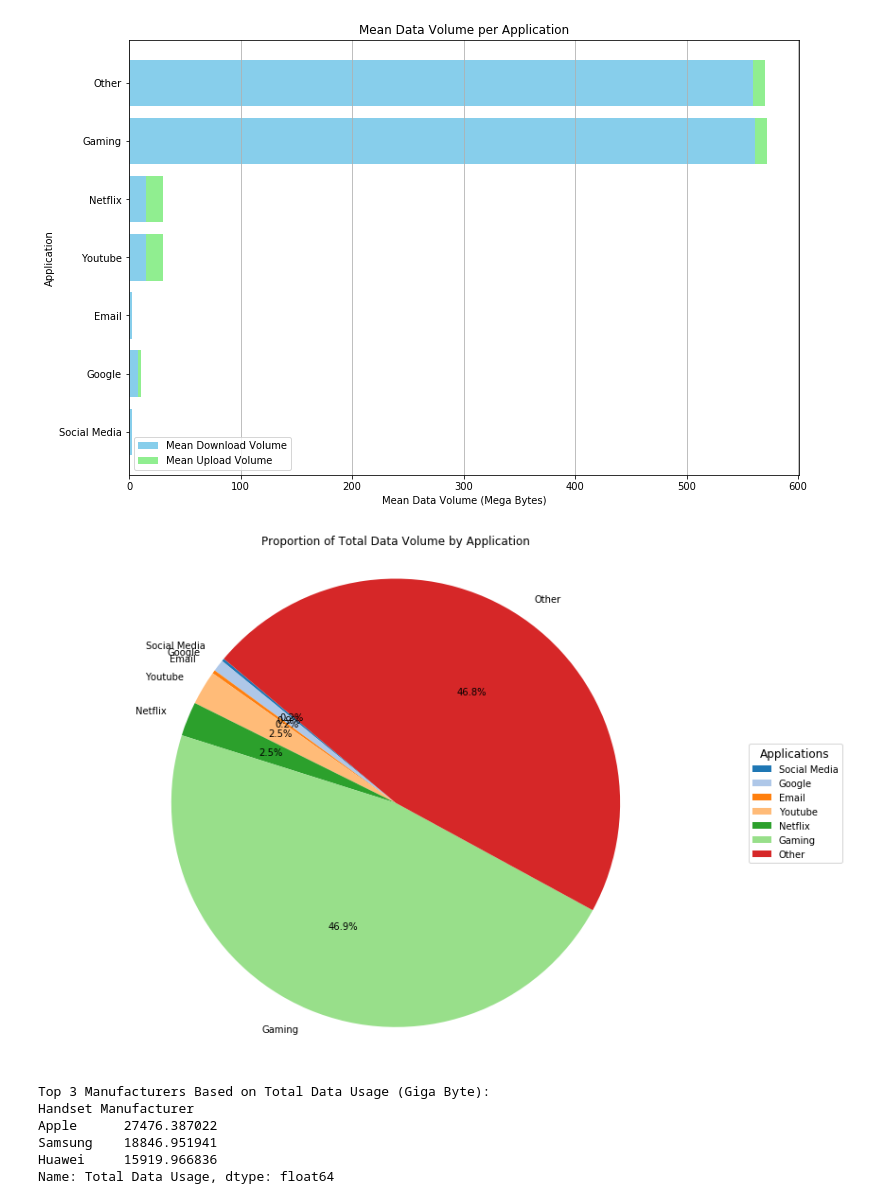
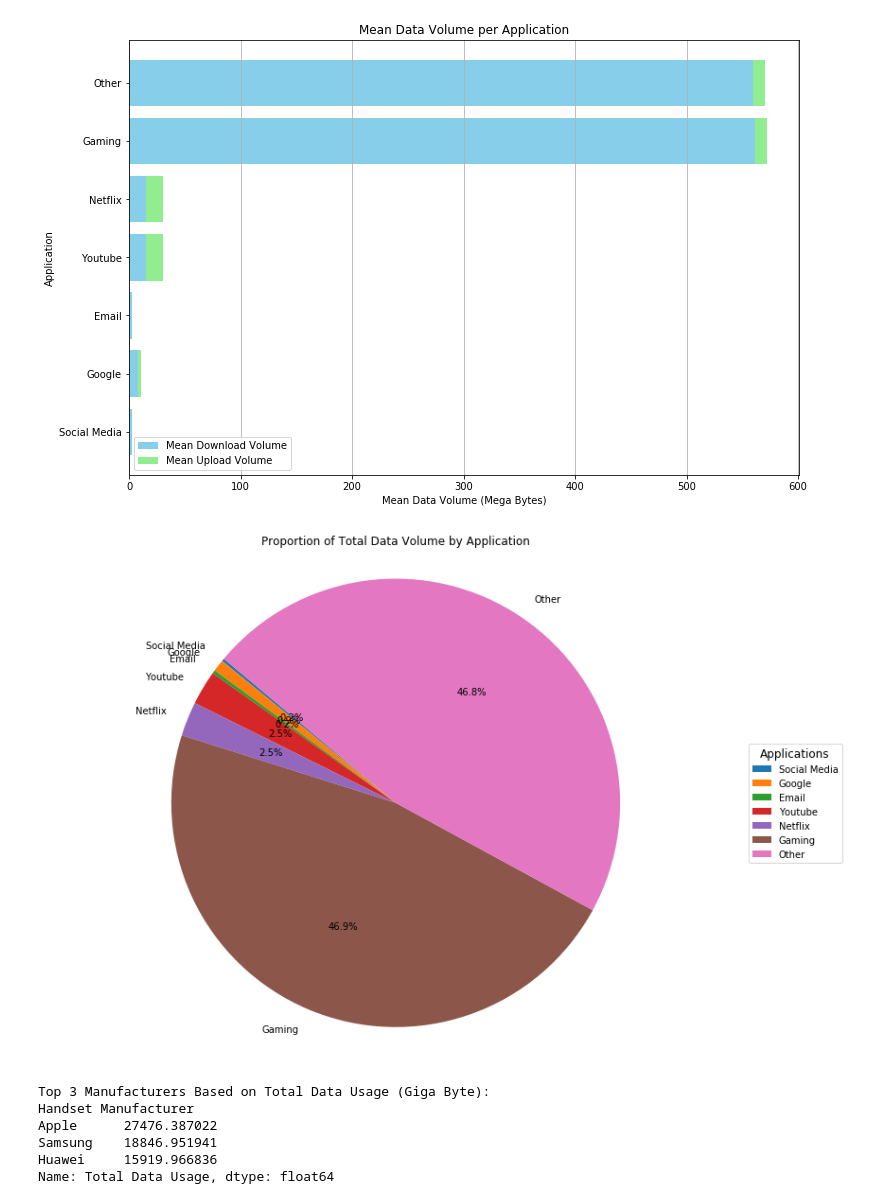
Before and after one commit to mikias-wondim/tellco_business_analysis, a Jupyter notebook: notebooks/overview_and_engagement_analysis.ipynb, the cells around one changed output. Saved outputs shown, nothing was run; the diff lists cells and outputs as text; code cells hidden in the pictures.

```diff
--- a/notebooks/overview_and_engagement_analysis.ipynb
+++ b/notebooks/overview_and_engagement_analysis.ipynb
@@ -541,19 +541,19 @@ plt.show()
 # %%
 # Calculate total data volumes
 total_data_volumes = [dl + ul for dl, ul in zip(total_data_volumes_dl, total_data_volumes_ul)]
 
 # Pie Chart of Total Data Volume per Application
 plt.figure(figsize=(12, 8))
-plt.pie(total_data_volumes, labels=applications, autopct='%1.1f%%', startangle=140, colors=plt.cm.tab20.colors)
+plt.pie(total_data_volumes, labels=applications, autopct='%1.1f%%', startangle=140)
 plt.title('Proportion of Total Data Volume by Application')
 
 # Add legend on the side with color coding and increased spacing
 plt.legend(applications, loc='center left', bbox_to_anchor=(1, 0.5), title='Applications', title_fontsize='large')
 plt.axis('equal')  # Equal aspect ratio ensures that pie is drawn as a circle.
 plt.tight_layout()  # Adjust layout to prevent cramping
 plt.show()
 # %% [output]
-[figure, old version]
+[figure, new version]
 # %%
 # Calculate total data usage for each manufacturer
 df['Total Data Usage'] = df['Total UL (Bytes)'] + df['Total DL (Bytes)']
```
Also changed, not shown: parts of 39 cells of this notebook, 5 other files.
